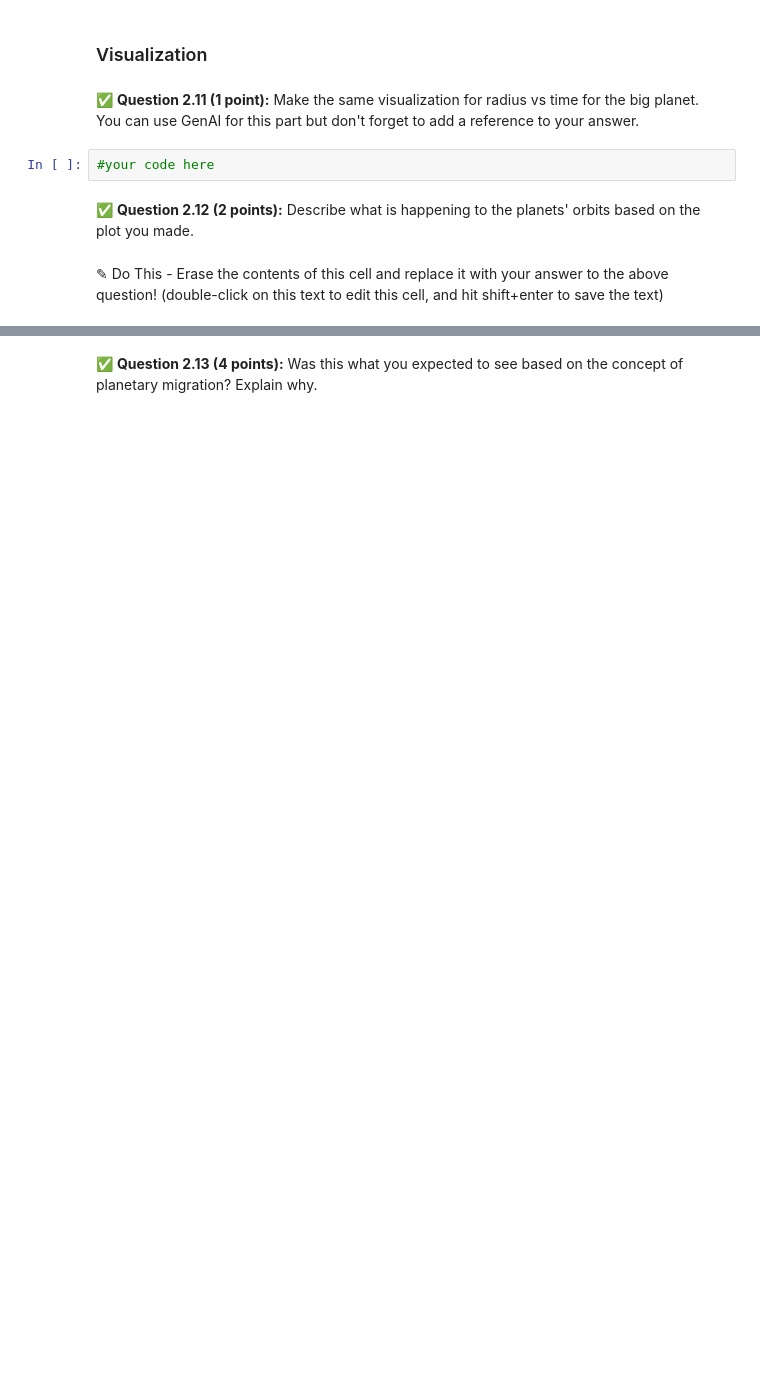
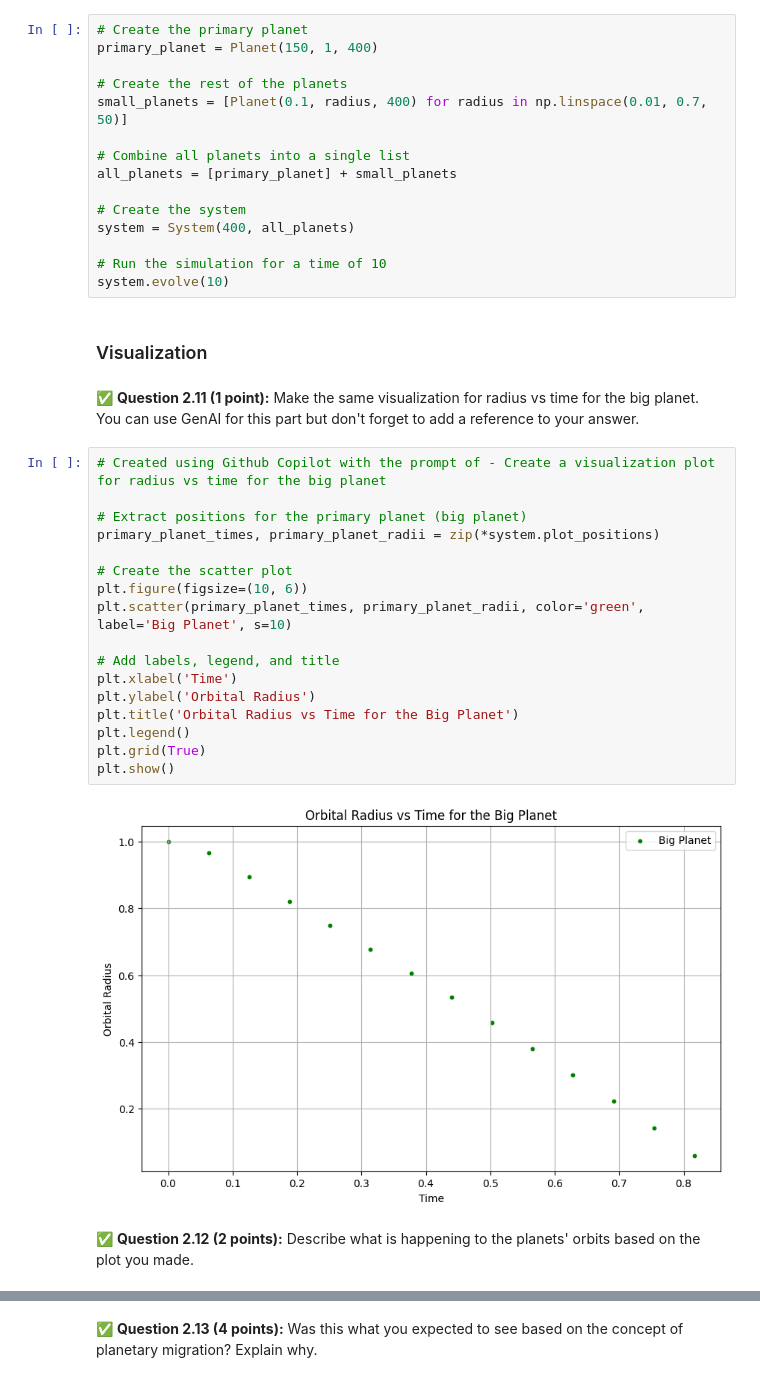
Before and after one commit to KlutzyFella/CMSE202-f25-turnin, a Jupyter notebook: hw-02/HW02_Part1-Orbits-SS25-STUDENT.ipynb, the cells around one changed output, grey strips where cells are left out. Drawn from its saved outputs; the diff is of its cells as text; blank space fills up the shorter version.

```diff
--- a/hw-02/HW02_Part1-Orbits-SS25-STUDENT.ipynb
+++ b/hw-02/HW02_Part1-Orbits-SS25-STUDENT.ipynb
@@ -427,10 +626,40 @@ class System:
+# %%
+# Create the primary planet
+primary_planet = Planet(150, 1, 400)
+
+# Create the rest of the planets
+small_planets = [Planet(0.1, radius, 400) for radius in np.linspace(0.01, 0.7, 50)]
+
+# Combine all planets into a single list
+all_planets = [primary_planet] + small_planets
+
+# Create the system
+system = System(400, all_planets)
+
+# Run the simulation for a time of 10
+system.evolve(10)
 # %% [markdown]
 ### Visualization
 # %% [markdown]
 ✅ **Question 2.11 (1 point):** Make the same visualization for radius vs time for the big planet. You can use GenAI for this part but don't forget to add a reference to your answer.
-# %%
-#your code here
+# %%
+# Created using Github Copilot with the prompt of - Create a visualization plot for radius vs time for the big planet
+
+# Extract positions for the primary planet (big planet)
+primary_planet_times, primary_planet_radii = zip(*system.plot_positions)
+
+# Create the scatter plot
+plt.figure(figsize=(10, 6))
+plt.scatter(primary_planet_times, primary_planet_radii, color='green', label='Big Planet', s=10)
+
+# Add labels, legend, and title
+plt.xlabel('Time')
+plt.ylabel('Orbital Radius')
+plt.title('Orbital Radius vs Time for the Big Planet')
+plt.legend()
+plt.grid(True)
+plt.show()
+# %% [output]
+[figure, added]
 # %% [markdown]
 ✅ **Question 2.12 (2 points):** Describe what is happening to the planets' orbits based on the plot you made.
-# %% [markdown]
-✎ Do This - Erase the contents of this cell and replace it with your answer to the above question! (double-click on this text to edit this cell, and hit shift+enter to save the text)
```
Also changed, not shown: parts of 26 cells of this notebook.
